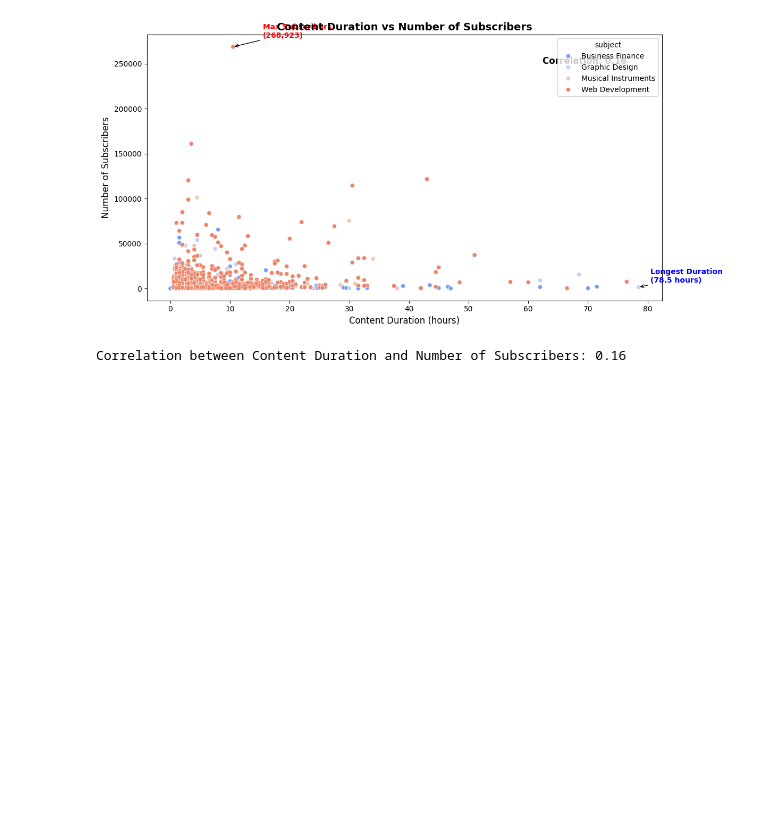
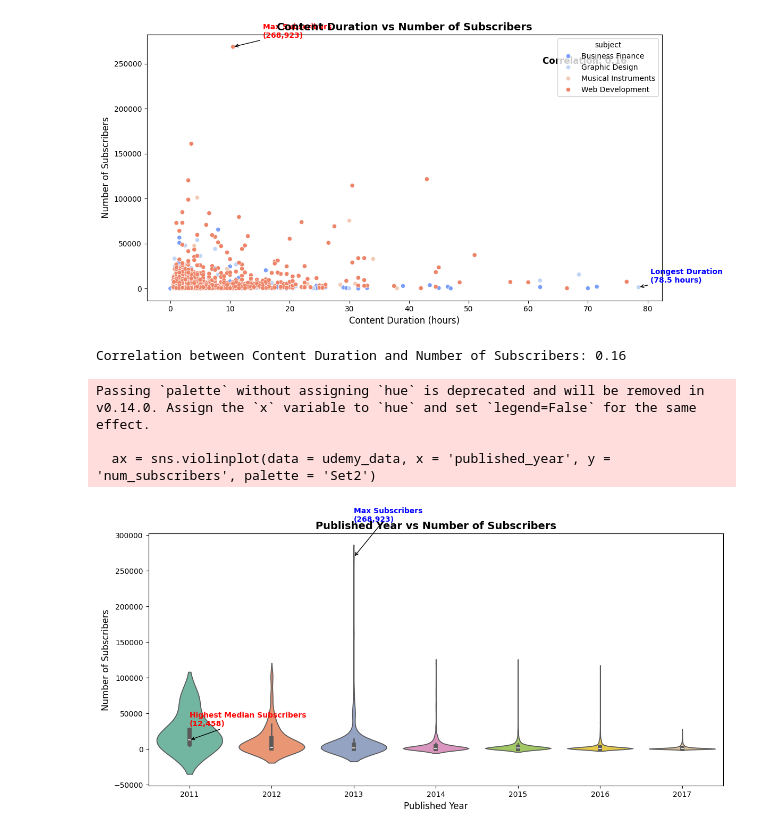
Before and after one commit to BamBamOguns/udemy_courses, a Jupyter notebook: main.ipynb, the cells around one changed output. Cells and saved outputs as stored; diff of their text form; code cells hidden in the pictures; blank space fills up the shorter version.

```diff
--- a/main.ipynb
+++ b/main.ipynb
@@ -603,3 +604,40 @@ print(f"Correlation between Content Duration and Number of Subscribers: {correla
 # %% [output]
 [figure]
 Correlation between Content Duration and Number of Subscribers: 0.16
+# %%
+# Violin plot for published year vs. number of subscribers
+plt.figure(figsize = (12, 6))
+ax = sns.violinplot(data = udemy_data, x = 'published_year', y = 'num_subscribers', palette = 'Set2')
+
+# Set the plot title and labels
+plt.title('Published Year vs Number of Subscribers', fontsize = 14, weight = 'bold')
+plt.xlabel('Published Year', fontsize = 12)
+plt.ylabel('Number of Subscribers', fontsize = 12)
+
+# Annotate the year with the highest median number of subscribers
+median_subscribers_by_year = udemy_data.groupby('published_year')['num_subscribers'].median()
+max_median_year = median_subscribers_by_year.idxmax()  # Year with the highest median
+max_median_value = median_subscribers_by_year.max()  # Value of the highest median
+
+plt.annotate(f"Highest Median Subscribers\n({int(max_median_value):,})",
+             xy = (max_median_year-udemy_data['published_year'].min(), max_median_value),
+             xytext = (max_median_year-udemy_data['published_year'].min(), max_median_value + 20000),
+             arrowprops = dict(facecolor = 'black', arrowstyle = "->"),
+             fontsize = 10, weight = 'bold', color = 'red')
+
+# Annotate the year with the highest number of subscribers
+max_subs = udemy_data.loc[udemy_data['num_subscribers'].idxmax()]
+plt.annotate(f"Max Subscribers\n({max_subs['num_subscribers']:,})",
+             xy = (max_subs['published_year'] - udemy_data['published_year'].min(), max_subs['num_subscribers']),
+             xytext = (max_subs['published_year'] - udemy_data['published_year'].min(), max_subs['num_subscribers'] + 50000),
+             arrowprops = dict(facecolor = 'black', arrowstyle = "->"),
+             fontsize = 10, weight = 'bold', color = 'blue')
+
+# Display the plot
+plt.tight_layout()
+plt.show()
+# %% [output]
+Passing `palette` without assigning `hue` is deprecated and will be removed in v0.14.0. Assign the `x` variable to `hue` and set `legend=False` for the same effect.
+
+  ax = sns.violinplot(data = udemy_data, x = 'published_year', y = 'num_subscribers', palette = 'Set2')
+[figure, added]
```
Also changed, not shown: parts of 16 cells of this notebook.
